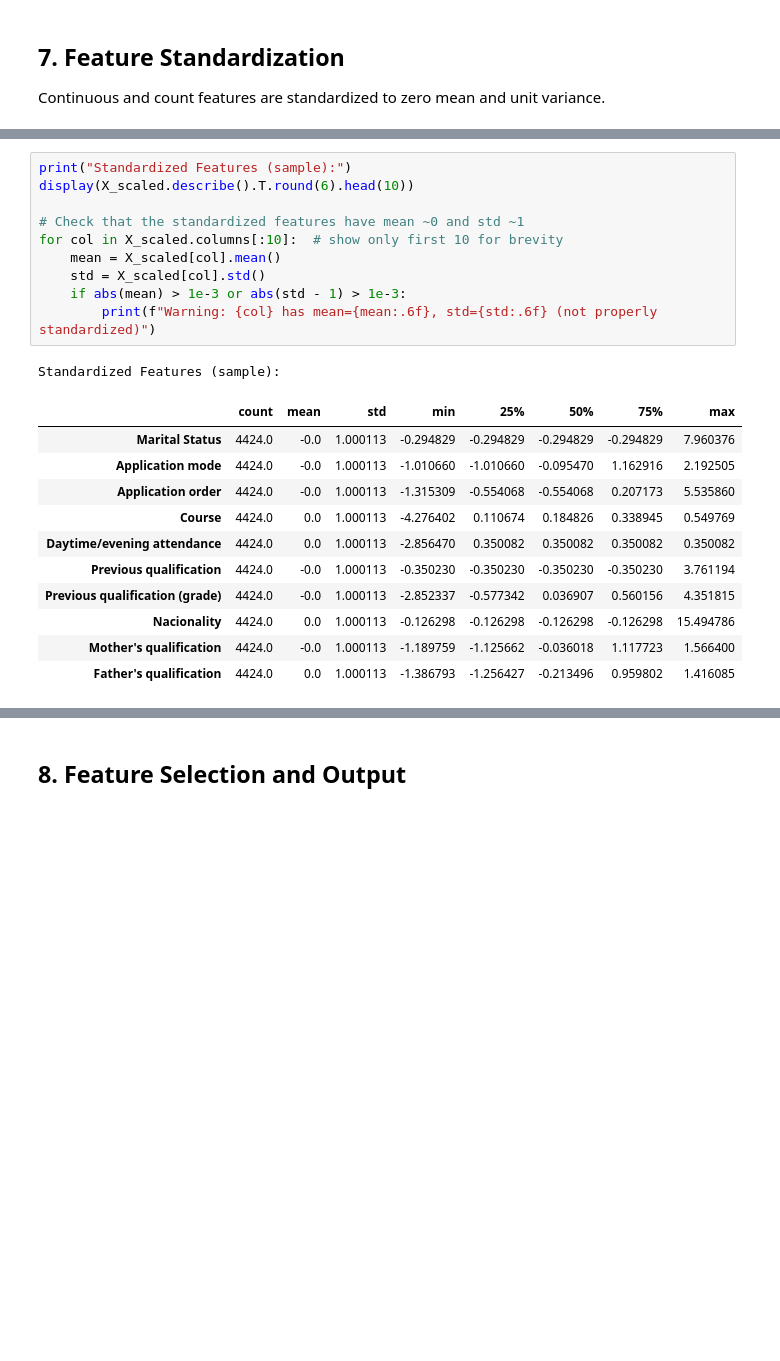
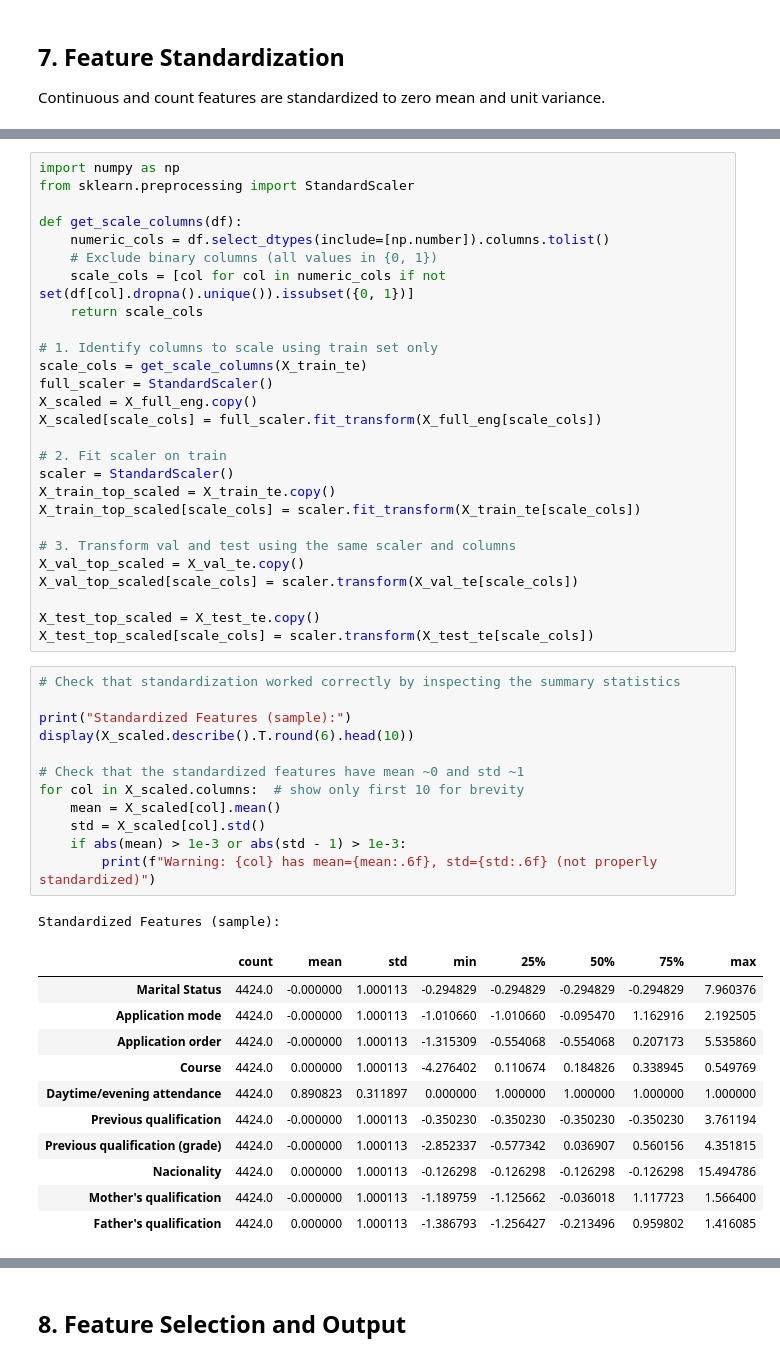
Before and after one commit to pheonix2006/dsaa2011_machine_learning, a Jupyter notebook: notebooks/01_data_preprocessing.ipynb, the cells around one changed output, grey strips where cells are left out. Cells and saved outputs as stored; diff of their text form; blank space fills up the shorter version.

```diff
--- a/notebooks/01_data_preprocessing.ipynb
+++ b/notebooks/01_data_preprocessing.ipynb
@@ -422,23 +416,52 @@ Final shape: (4424, 61)
+# %%
+import numpy as np
+from sklearn.preprocessing import StandardScaler
+
+def get_scale_columns(df):
+    numeric_cols = df.select_dtypes(include=[np.number]).columns.tolist()
+    # Exclude binary columns (all values in {0, 1})
+    scale_cols = [col for col in numeric_cols if not set(df[col].dropna().unique()).issubset({0, 1})]
+    return scale_cols
+
+# 1. Identify columns to scale using train set only
+scale_cols = get_scale_columns(X_train_te)
+full_scaler = StandardScaler()
+X_scaled = X_full_eng.copy()
+X_scaled[scale_cols] = full_scaler.fit_transform(X_full_eng[scale_cols])
+
+# 2. Fit scaler on train
+scaler = StandardScaler()
+X_train_top_scaled = X_train_te.copy()
+X_train_top_scaled[scale_cols] = scaler.fit_transform(X_train_te[scale_cols])
+
+# 3. Transform val and test using the same scaler and columns
+X_val_top_scaled = X_val_te.copy()
+X_val_top_scaled[scale_cols] = scaler.transform(X_val_te[scale_cols])
+
+X_test_top_scaled = X_test_te.copy()
+X_test_top_scaled[scale_cols] = scaler.transform(X_test_te[scale_cols])
 # %%
+# Check that standardization worked correctly by inspecting the summary statistics
+
 print("Standardized Features (sample):")
 display(X_scaled.describe().T.round(6).head(10))
 
 # Check that the standardized features have mean ~0 and std ~1
-for col in X_scaled.columns[:10]:  # show only first 10 for brevity
+for col in X_scaled.columns:  # show only first 10 for brevity
 	mean = X_scaled[col].mean()
 	std = X_scaled[col].std()
 	if abs(mean) > 1e-3 or abs(std - 1) > 1e-3:
 		print(f"Warning: {col} has mean={mean:.6f}, std={std:.6f} (not properly standardized)")
 # %% [output]
 Standardized Features (sample):
 |  | count | mean | std | min | 25% | 50% | 75% | max |
-| Marital Status | 4424.0 | -0.0 | 1.000113 | -0.294829 | -0.294829 | -0.294829 | -0.294829 | 7.960376 |
-| Application mode | 4424.0 | -0.0 | 1.000113 | -1.010660 | -1.010660 | -0.095470 | 1.162916 | 2.192505 |
-| Application order | 4424.0 | -0.0 | 1.000113 | -1.315309 | -0.554068 | -0.554068 | 0.207173 | 5.535860 |
-| Course | 4424.0 | 0.0 | 1.000113 | -4.276402 | 0.110674 | 0.184826 | 0.338945 | 0.549769 |
-| Daytime/evening attendance | 4424.0 | 0.0 | 1.000113 | -2.856470 | 0.350082 | 0.350082 | 0.350082 | 0.350082 |
-| Previous qualification | 4424.0 | -0.0 | 1.000113 | -0.350230 | -0.350230 | -0.350230 | -0.350230 | 3.761194 |
-| Previous qualification (grade) | 4424.0 | -0.0 | 1.000113 | -2.852337 | -0.577342 | 0.036907 | 0.560156 | 4.351815 |
-| Nacionality | 4424.0 | 0.0 | 1.000113 | -0.126298 | -0.126298 | -0.126298 | -0.126298 | 15.494786 |
-| Mother's qualification | 4424.0 | -0.0 | 1.000113 | -1.189759 | -1.125662 | -0.036018 | 1.117723 | 1.566400 |
-| Father's qualification | 4424.0 | 0.0 | 1.000113 | -1.386793 | -1.256427 | -0.213496 | 0.959802 | 1.416085 |
+| Marital Status | 4424.0 | -0.000000 | 1.000113 | -0.294829 | -0.294829 | -0.294829 | -0.294829 | 7.960376 |
+| Application mode | 4424.0 | -0.000000 | 1.000113 | -1.010660 | -1.010660 | -0.095470 | 1.162916 | 2.192505 |
+| Application order | 4424.0 | -0.000000 | 1.000113 | -1.315309 | -0.554068 | -0.554068 | 0.207173 | 5.535860 |
+| Course | 4424.0 | 0.000000 | 1.000113 | -4.276402 | 0.110674 | 0.184826 | 0.338945 | 0.549769 |
+| Daytime/evening attendance | 4424.0 | 0.890823 | 0.311897 | 0.000000 | 1.000000 | 1.000000 | 1.000000 | 1.000000 |
+| Previous qualification | 4424.0 | -0.000000 | 1.000113 | -0.350230 | -0.350230 | -0.350230 | -0.350230 | 3.761194 |
+| Previous qualification (grade) | 4424.0 | -0.000000 | 1.000113 | -2.852337 | -0.577342 | 0.036907 | 0.560156 | 4.351815 |
+| Nacionality | 4424.0 | 0.000000 | 1.000113 | -0.126298 | -0.126298 | -0.126298 | -0.126298 | 15.494786 |
+| Mother's qualification | 4424.0 | -0.000000 | 1.000113 | -1.189759 | -1.125662 | -0.036018 | 1.117723 | 1.566400 |
+| Father's qualification | 4424.0 | 0.000000 | 1.000113 | -1.386793 | -1.256427 | -0.213496 | 0.959802 | 1.416085 |
```
Also changed, not shown: parts of 4 cells of this notebook, 18 other files.
